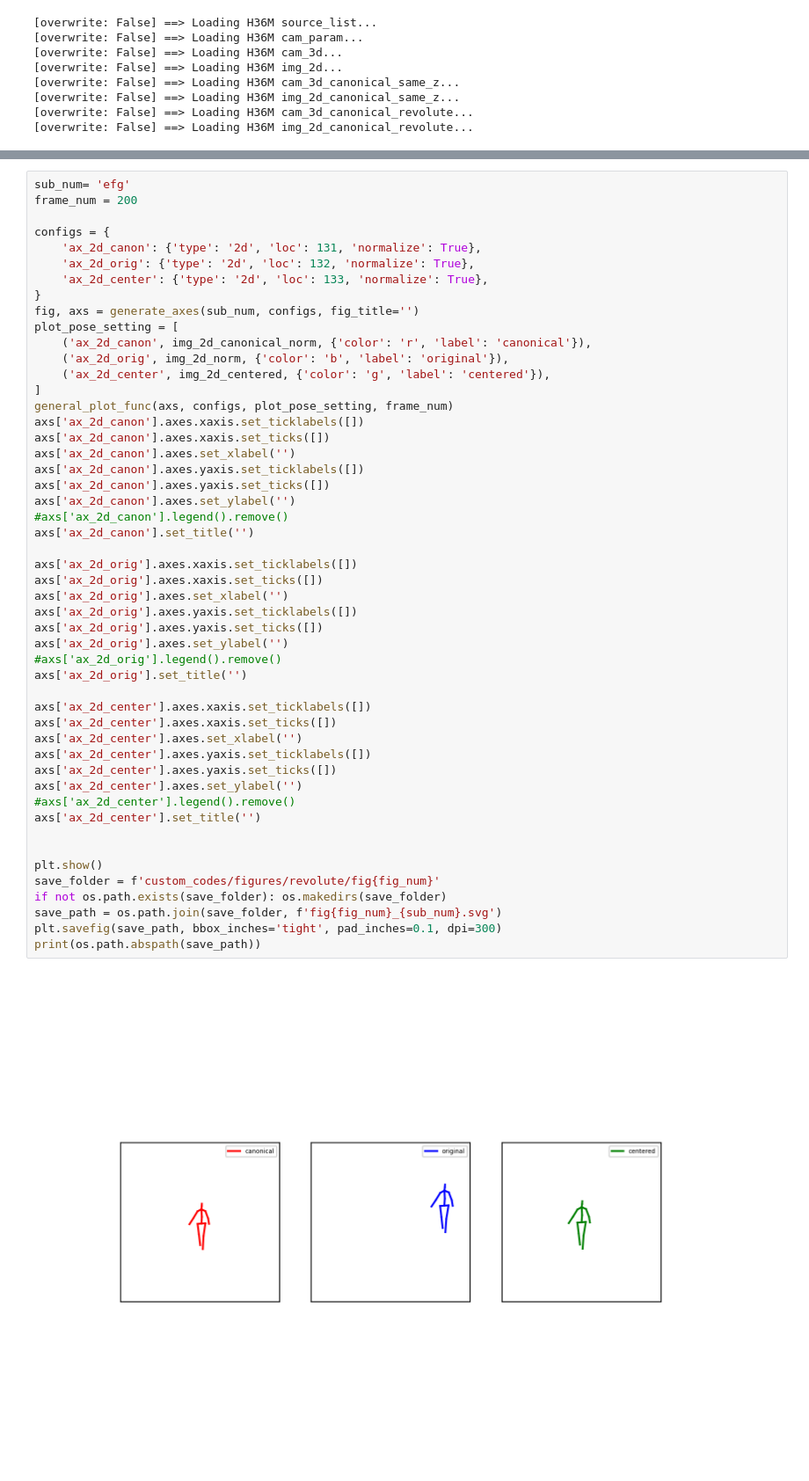
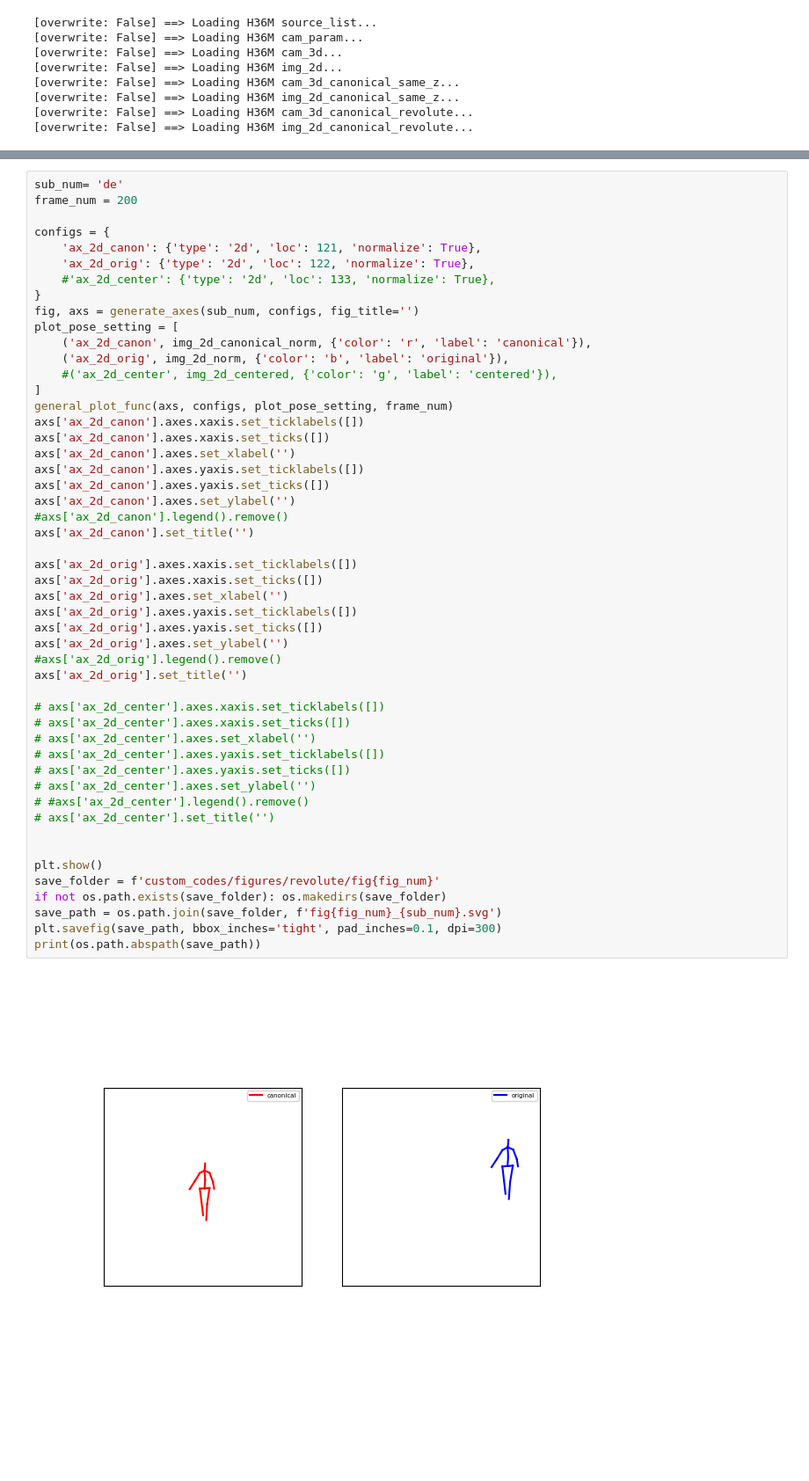
Before and after one commit to hoo223/MotionBERT, a Jupyter notebook: custom_codes/figures/revolute/fig3.ipynb, the cells around one changed output, grey strips where cells are left out. Shown at 88% size. Drawn from its saved outputs; the diff is of its cells as text; blank space fills up the shorter version.

```diff
--- a/custom_codes/figures/revolute/fig3.ipynb
+++ b/custom_codes/figures/revolute/fig3.ipynb
@@ -100,52 +96,52 @@ print(os.path.abspath(save_path))
 # %%
-sub_num= 'efg'
+sub_num= 'de'
 frame_num = 200
 
 configs = {
-    'ax_2d_canon': {'type': '2d', 'loc': 131, 'normalize': True},
-    'ax_2d_orig': {'type': '2d', 'loc': 132, 'normalize': True},
-    'ax_2d_center': {'type': '2d', 'loc': 133, 'normalize': True},
+    'ax_2d_canon': {'type': '2d', 'loc': 121, 'normalize': True},
+    'ax_2d_orig': {'type': '2d', 'loc': 122, 'normalize': True},
+    #'ax_2d_center': {'type': '2d', 'loc': 133, 'normalize': True},
 }
 fig, axs = generate_axes(sub_num, configs, fig_title='')
 plot_pose_setting = [
     ('ax_2d_canon', img_2d_canonical_norm, {'color': 'r', 'label': 'canonical'}),
     ('ax_2d_orig', img_2d_norm, {'color': 'b', 'label': 'original'}),
-    ('ax_2d_center', img_2d_centered, {'color': 'g', 'label': 'centered'}),
+    #('ax_2d_center', img_2d_centered, {'color': 'g', 'label': 'centered'}),
 ]
 general_plot_func(axs, configs, plot_pose_setting, frame_num)
 axs['ax_2d_canon'].axes.xaxis.set_ticklabels([])
 axs['ax_2d_canon'].axes.xaxis.set_ticks([])
 axs['ax_2d_canon'].axes.set_xlabel('')
 axs['ax_2d_canon'].axes.yaxis.set_ticklabels([])
 axs['ax_2d_canon'].axes.yaxis.set_ticks([])
 axs['ax_2d_canon'].axes.set_ylabel('')
 #axs['ax_2d_canon'].legend().remove()
 axs['ax_2d_canon'].set_title('')
 
 axs['ax_2d_orig'].axes.xaxis.set_ticklabels([])
 axs['ax_2d_orig'].axes.xaxis.set_ticks([])
 axs['ax_2d_orig'].axes.set_xlabel('')
 axs['ax_2d_orig'].axes.yaxis.set_ticklabels([])
 axs['ax_2d_orig'].axes.yaxis.set_ticks([])
 axs['ax_2d_orig'].axes.set_ylabel('')
 #axs['ax_2d_orig'].legend().remove()
 axs['ax_2d_orig'].set_title('')
 
-axs['ax_2d_center'].axes.xaxis.set_ticklabels([])
-axs['ax_2d_center'].axes.xaxis.set_ticks([])
-axs['ax_2d_center'].axes.set_xlabel('')
-axs['ax_2d_center'].axes.yaxis.set_ticklabels([])
-axs['ax_2d_center'].axes.yaxis.set_ticks([])
-axs['ax_2d_center'].axes.set_ylabel('')
-#axs['ax_2d_center'].legend().remove()
-axs['ax_2d_center'].set_title('')
+# axs['ax_2d_center'].axes.xaxis.set_ticklabels([])
+# axs['ax_2d_center'].axes.xaxis.set_ticks([])
+# axs['ax_2d_center'].axes.set_xlabel('')
+# axs['ax_2d_center'].axes.yaxis.set_ticklabels([])
+# axs['ax_2d_center'].axes.yaxis.set_ticks([])
+# axs['ax_2d_center'].axes.set_ylabel('')
+# #axs['ax_2d_center'].legend().remove()
+# axs['ax_2d_center'].set_title('')
 
 
 plt.show()
 save_folder = f'custom_codes/figures/revolute/fig{fig_num}'
 if not os.path.exists(save_folder): os.makedirs(save_folder)
 save_path = os.path.join(save_folder, f'fig{fig_num}_{sub_num}.svg')
 plt.savefig(save_path, bbox_inches='tight', pad_inches=0.1, dpi=300)
 print(os.path.abspath(save_path))
 # %% [output]
-[figure, old version]
+[figure, new version]
```
Also changed, not shown: parts of 7 cells of this notebook, 1 other file.
